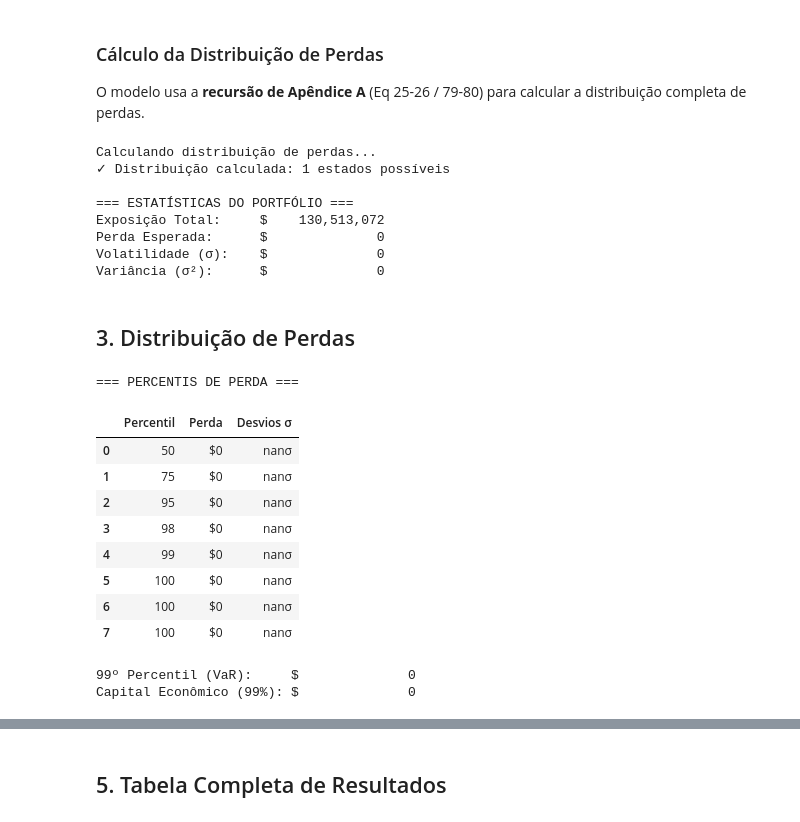
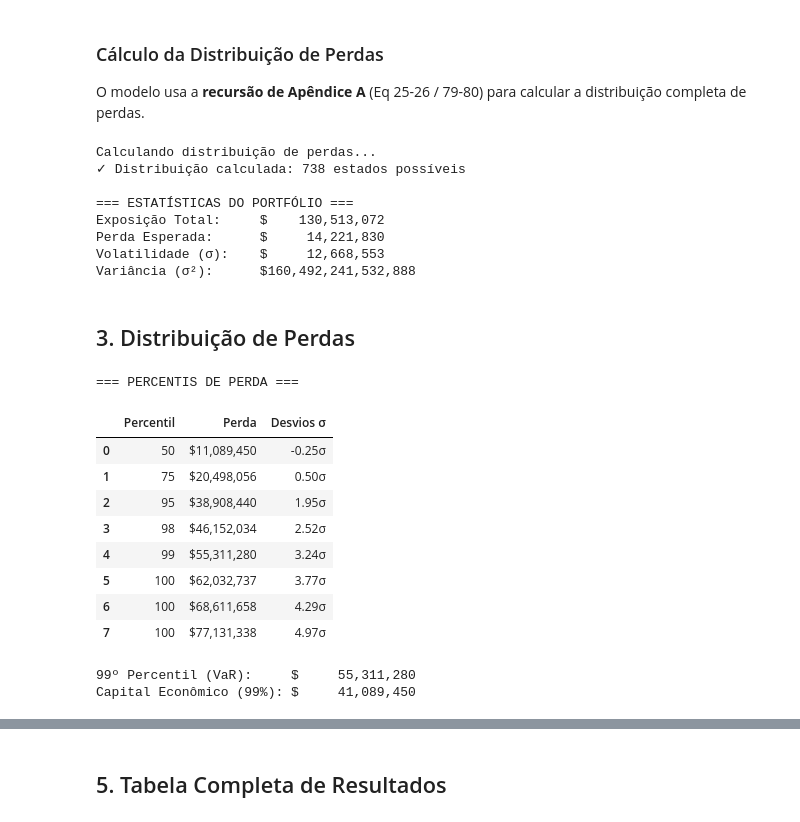
Before and after one commit to hoteixeira/credit-risk-plus, a Jupyter notebook: notebooks/04_exemplo_1A.ipynb, the cells around one changed output, grey strips where cells are left out. Saved outputs shown, nothing was run; the diff lists cells and outputs as text; code cells hidden in the pictures.

```diff
--- a/notebooks/04_exemplo_1A.ipynb
+++ b/notebooks/04_exemplo_1A.ipynb
@@ -184,53 +199,67 @@ O modelo usa a **recursão de Apêndice A** (Eq 25-26 / 79-80) para calcular a d
 # %%
 # Calcula a distribuição de perdas
 print("Calculando distribuição de perdas...")
-loss_pmf = model_1a.calculate_loss_distribution()
-print(f"✓ Distribuição calculada: {np.count_nonzero(loss_pmf)} estados possíveis")
+pmf, el = calculate_loss_distribution(
+    exposures=net_exposures,
+    mean_default_rates=mean_dr,
+    std_default_rates=std_dr,
+    recovery_rates=recovery,
+    unit_size=unit_size,
+    max_loss_dollars=max_loss_dollars,
+)
 
+loss_values = np.arange(len(pmf)) * unit_size
+cdf = np.cumsum(pmf)
+loss_variance = ((loss_values - el) ** 2 * pmf).sum()
+loss_std = np.sqrt(loss_variance)
+
+print(f"✓ Distribuição calculada: {np.count_nonzero(pmf)} estados possíveis")
 print(f"\n=== ESTATÍSTICAS DO PORTFÓLIO ===")
-print(f"Exposição Total:     ${model_1a.obligors['exposure'].sum():>15,.0f}")
-print(f"Perda Esperada:      ${model_1a.expected_loss:>15,.0f}")
-print(f"Volatilidade (σ):    ${model_1a.loss_std:>15,.0f}")
-print(f"Variância (σ²):      ${model_1a.loss_variance:>15,.0f}")
+print(f"Exposição Total:     ${net_exposures.sum():>15,.0f}")
+print(f"Perda Esperada:      ${el:>15,.0f}")
+print(f"Volatilidade (σ):    ${loss_std:>15,.0f}")
+print(f"Variância (σ²):      ${loss_variance:>15,.0f}")
 # %% [output]
 Calculando distribuição de perdas...
-✓ Distribuição calculada: 1 estados possíveis
+✓ Distribuição calculada: 738 estados possíveis
 
 === ESTATÍSTICAS DO PORTFÓLIO ===
 Exposição Total:     $    130,513,072
-Perda Esperada:      $              0
-Volatilidade (σ):    $              0
-Variância (σ²):      $              0
+Perda Esperada:      $     14,221,830
+Volatilidade (σ):    $     12,668,553
+Variância (σ²):      $160,492,241,532,888
 # %% [markdown]
 ## 3. Distribuição de Perdas
 # %%
 # Tabela de percentis
 percentiles_list = [50, 75, 95, 97.5, 99, 99.5, 99.75, 99.9]
-percentile_losses = model_1a.get_percentile_losses(percentiles_list)
+percentile_losses = {p: var_interp(cdf, p, unit_size) for p in percentiles_list}
+
+var_99 = percentile_losses[99]
+ec_99 = var_99 - el
 
 print("\n=== PERCENTIS DE PERDA ===")
 percentile_df = pd.DataFrame({
     'Percentil': percentiles_list,
     'Perda': [percentile_losses[p] for p in percentiles_list],
-    'Desvios σ': [(percentile_losses[p] - model_1a.expected_loss) / model_1a.loss_std
-                  for p in percentiles_list]
+    'Desvios σ': [(percentile_losses[p] - el) / loss_std for p in percentiles_list],
 })
 percentile_df['Perda'] = percentile_df['Perda'].apply(lambda x: f"${x:,.0f}")
 percentile_df['Desvios σ'] = percentile_df['Desvios σ'].apply(lambda x: f"{x:.2f}σ")
 display(percentile_df)
 
-print(f"\n99º Percentil (VaR):     ${model_1a.get_percentile_loss(99):>15,.0f}")
-print(f"Capital Econômico (99%): ${model_1a.get_economic_capital(99):>15,.0f}")
+print(f"\n99º Percentil (VaR):     ${var_99:>15,.0f}")
+print(f"Capital Econômico (99%): ${ec_99:>15,.0f}")
 # %% [output]
 === PERCENTIS DE PERDA ===
 |  | Percentil | Perda | Desvios σ |
-| 0 | 50 | $0 | nanσ |
-| 1 | 75 | $0 | nanσ |
-| 2 | 95 | $0 | nanσ |
-| 3 | 98 | $0 | nanσ |
-| 4 | 99 | $0 | nanσ |
-| 5 | 100 | $0 | nanσ |
-| 6 | 100 | $0 | nanσ |
-| 7 | 100 | $0 | nanσ |
+| 0 | 50 | $11,089,450 | -0.25σ |
+| 1 | 75 | $20,498,056 | 0.50σ |
+| 2 | 95 | $38,908,440 | 1.95σ |
+| 3 | 98 | $46,152,034 | 2.52σ |
+| 4 | 99 | $55,311,280 | 3.24σ |
+| 5 | 100 | $62,032,737 | 3.77σ |
+| 6 | 100 | $68,611,658 | 4.29σ |
+| 7 | 100 | $77,131,338 | 4.97σ |
-99º Percentil (VaR):     $              0
-Capital Econômico (99%): $              0
+99º Percentil (VaR):     $     55,311,280
+Capital Econômico (99%): $     41,089,450
```
Also changed, not shown: parts of 21 cells of this notebook, 14 other files.
